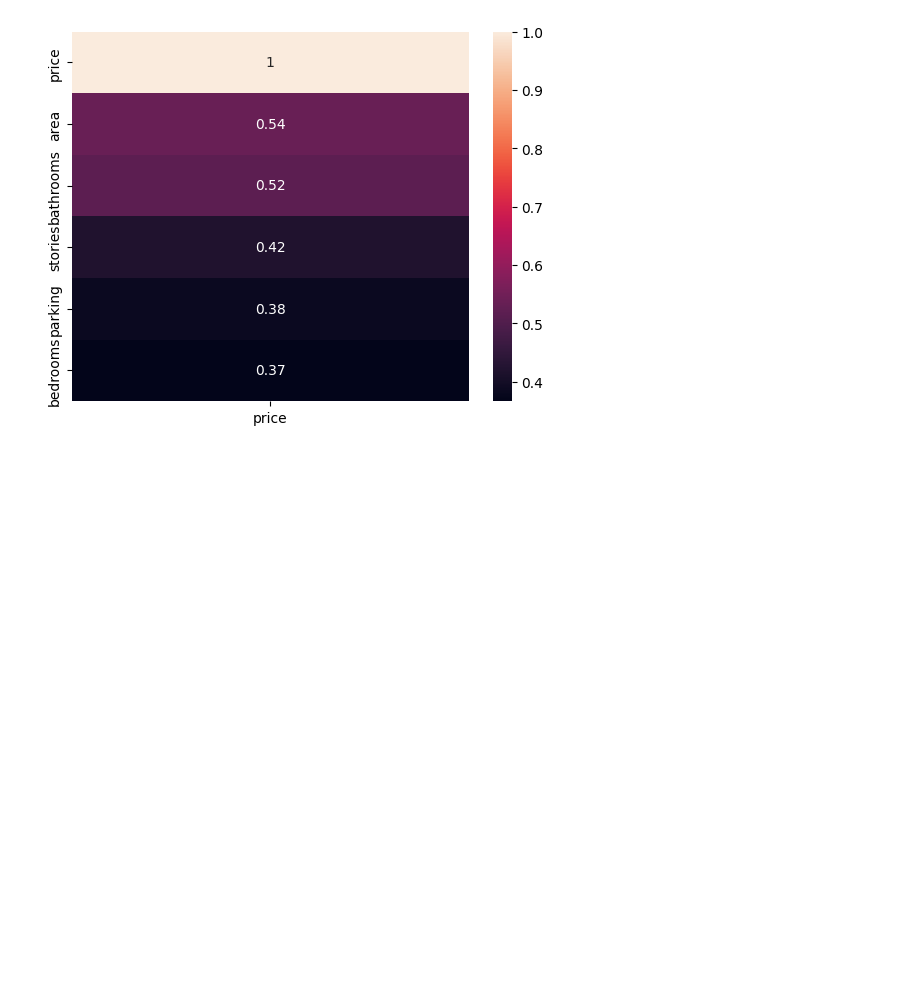
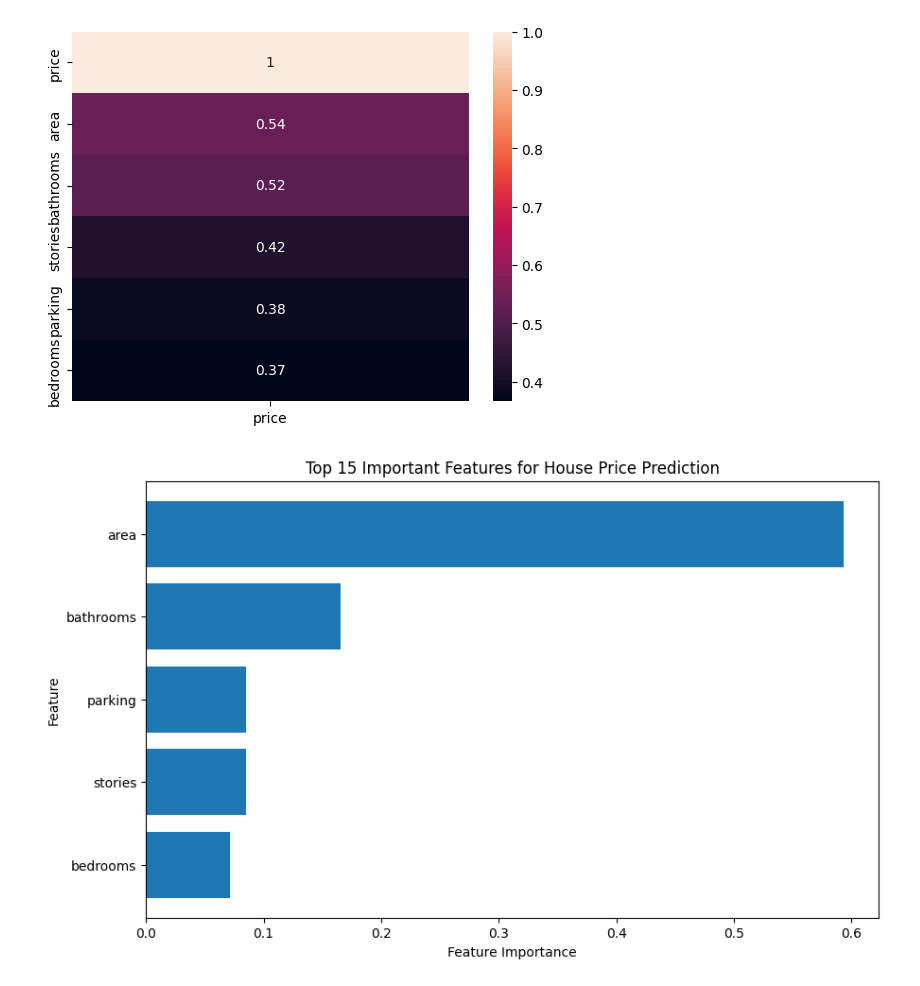
Before and after one commit to MasterChief-ai/Beginner-ML-Projects, a Jupyter notebook: Housing_Price_Prediction.ipynb, the cells around one changed output. Cells and saved outputs as stored; diff of their text form; code cells hidden in the pictures; blank space fills up the shorter version.

```diff
--- a/Housing_Price_Prediction.ipynb
+++ b/Housing_Price_Prediction.ipynb
@@ -35,3 +35,31 @@ sns.heatmap(corr[['price']].sort_values(by='price', ascending=False), annot=True
 # %% [output]
 <Axes: >
 [figure]
+# %%
+from sklearn.ensemble import RandomForestRegressor
+import matplotlib.pyplot as plt
+
+X = df[['area', 'bedrooms', 'bathrooms', 'stories', 'parking']]
+y = df['price']
+X_train, X_test, y_train, y_test = train_test_split(X, y, test_size=0.2, random_state=42)
+model = RandomForestRegressor(n_estimators=100, random_state=42)
+model.fit(X_train, y_train)
+
+importances = model.feature_importances_
+features = X.columns
+
+fi_df = pd.DataFrame({'Feature': features, 'Importance': importances})
+fi_df = fi_df.sort_values(by='Importance', ascending=False)
+
+# -------------------
+# 5. Plot top features
+# -------------------
+plt.figure(figsize=(10,6))
+plt.barh(fi_df['Feature'][:15], fi_df['Importance'][:15])
+plt.gca().invert_yaxis()  # highest at top
+plt.xlabel("Feature Importance")
+plt.ylabel("Feature")
+plt.title("Top 15 Important Features for House Price Prediction")
+plt.show()
+# %% [output]
+[figure, added]
```
Also changed, not shown: parts of 3 cells of this notebook.
